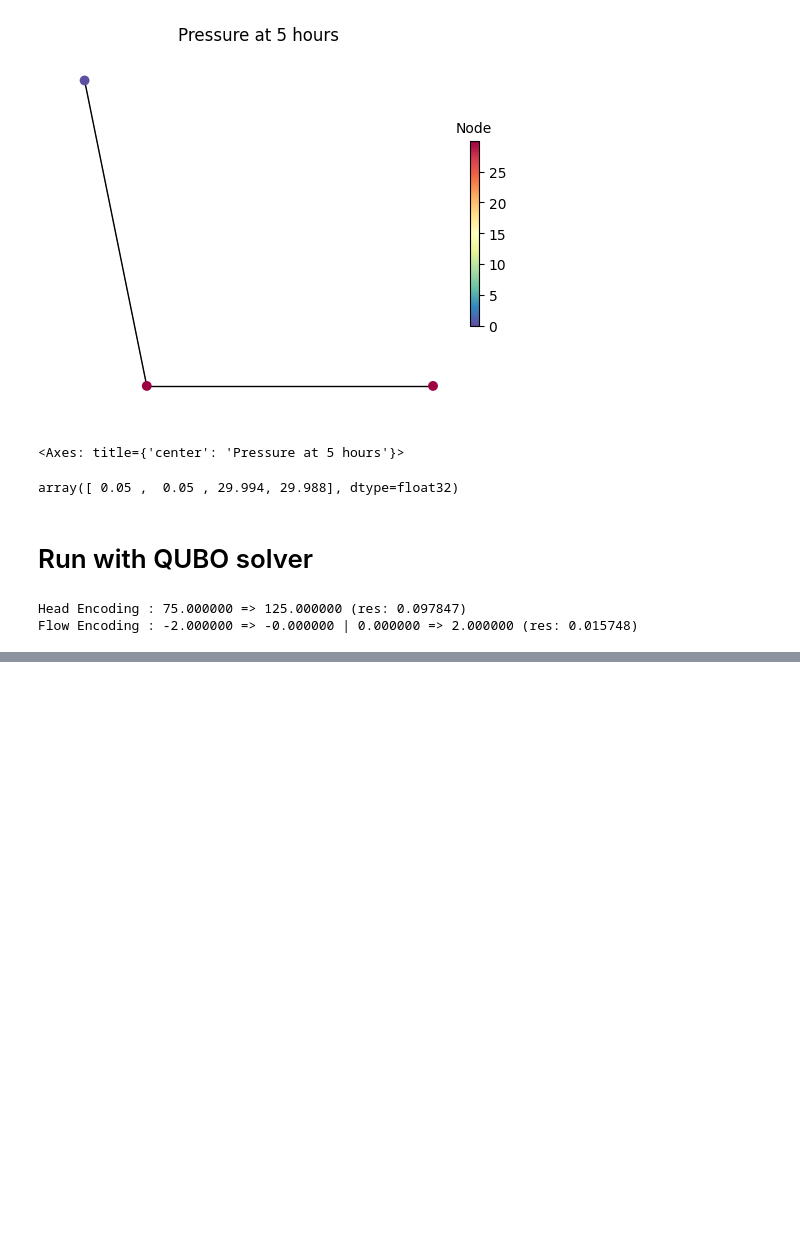
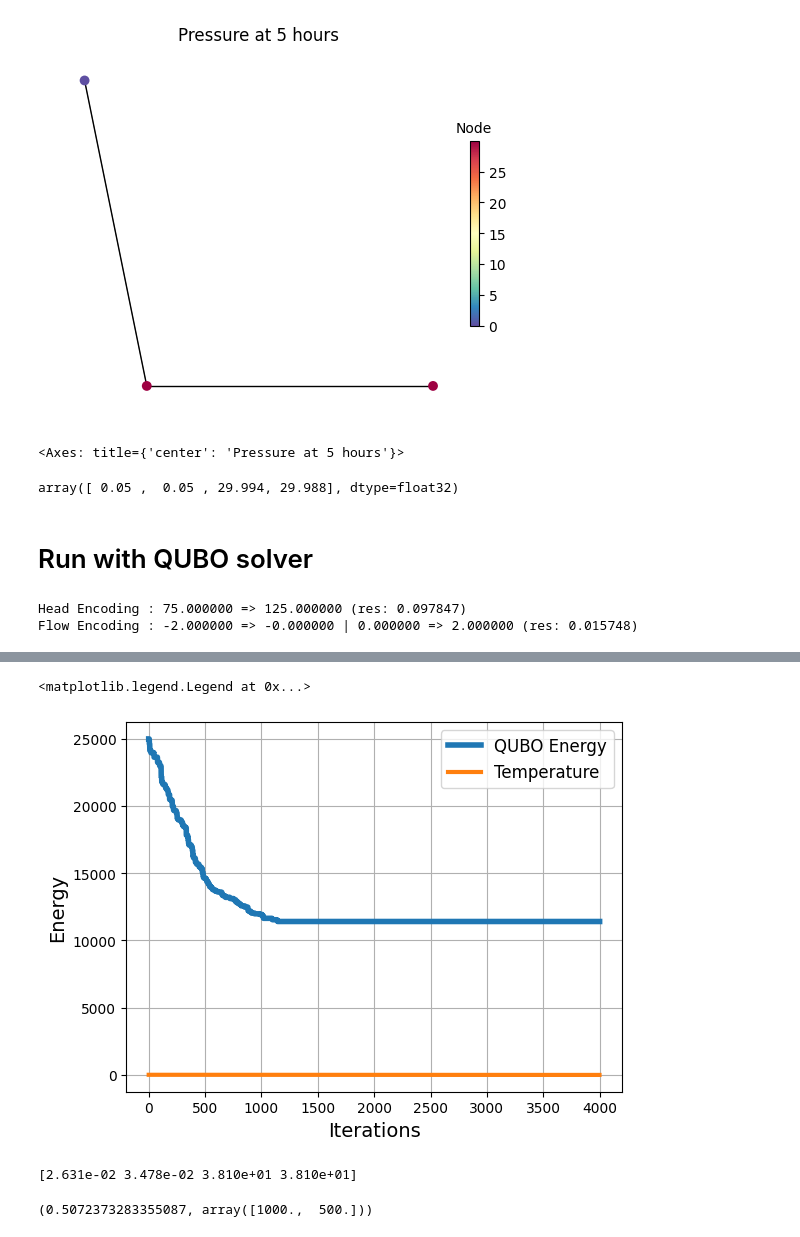
Before and after one commit to QuantumApplicationLab/wntr-quantum, a Jupyter notebook: docs/notebooks/design_pipe_diameter_own_sampler.ipynb, the cells around one changed output, grey strips where cells are left out. Drawn from its saved outputs; the diff is of its cells as text; code cells hidden in the pictures; blank space fills up the shorter version.

Commit message:
fix sampler for design

```diff
--- a/docs/notebooks/design_pipe_diameter_own_sampler.ipynb
+++ b/docs/notebooks/design_pipe_diameter_own_sampler.ipynb
@@ -56,4 +58,4 @@ Flow Encoding : -2.000000 => -0.000000 | 0.000000 => 2.000000 (res: 0.015748)
 # %%
 designer.create_index_mapping()
 designer.matrices = designer.initialize_matrices()
-designer.classical_solution([0,1,0,0,1,0], convert_to_si=False)
+ref_sol, encoded_ref_sol, bin_rep_sol, cvgd = designer.classical_solution([0,1,0,0,1,0], convert_to_si=False)
@@ -96,0 +98,56 @@ designer.qubo.qubo_dict = designer.qubo.create_bqm(matrices, strength=0)
+# %%
+from wntr_quantum.sampler.simulated_annealing import modify_solution_sample
+x = modify_solution_sample(designer, bin_rep_sol, modify=['flows', 'heads'])
+x0 = list(x.values())
+# %%
+num_sweeps = 2000
+Tinit = 1E1
+Tfinal = 1E-1
+Tschedule = np.linspace(Tinit, Tfinal, num_sweeps)
+Tschedule = np.append(Tschedule, Tfinal*np.ones(1000))
+Tschedule = np.append(Tschedule, np.zeros(1000))
+# %%
+mystep.optimize_values = np.arange(2,12)
+res = sampler.sample(designer.qubo, init_sample=x0, Tschedule=Tschedule, take_step=mystep, save_traj=True, verbose=False)
+# %%
+import matplotlib.pyplot as plt
+eplt = res.energies
+
+# fig, ax1 = plt.subplots()
+
+left, bottom, width, height = [0.55, 0.55, 0.3, 0.3]
+
+plt.plot(res.energies[:], lw=4, label="QUBO Energy")
+plt.plot(Tschedule, lw=3, label='Temperature')
+# ax1.axline((0, 0), slope=0, color="black", lw=4, linestyle=(4, (1, 2)))
+plt.grid(which='both')
+# plt.yscale('symlog')
+
+plt.ylabel('Energy', fontsize=14)
+plt.xlabel('Iterations', fontsize=14)
+plt.legend(fontsize=12)
+
+# ax2 = fig.add_axes([left, bottom, width, height])
+# ax2.plot(eplt[-1000:])
+# ax2.grid()
+# ax2.axline((0, 0), slope=0, color="orange", linestyle=(1, (1, 2)))
+# ax2.set_yscale('symlog')
+# %% [output]
+<matplotlib.legend.Legend at 0x...>
+[figure, added]
+# %%
+idx_min = np.array([e for e in res.energies]).argmin()
+# idx_min = -1
+sol = res.trajectory[idx_min]
+sol = designer.qubo.decode_solution(np.array(sol))
+pipe_hot_encoding = sol[3]
+sol = designer.combine_flow_values(sol)
+sol = designer.convert_solution_to_si(sol)
+sol = sol[:4]
+print(sol)
+# %% [output]
+[2.631e-02 3.478e-02 3.810e+01 3.810e+01]
+# %%
+designer.get_pipe_info_from_hot_encoding(pipe_hot_encoding)
+# %% [output]
+(0.5072373283355087, array([1000.,  500.]))
```
Also changed, not shown: parts of 22 cells of this notebook, 3 other files.
